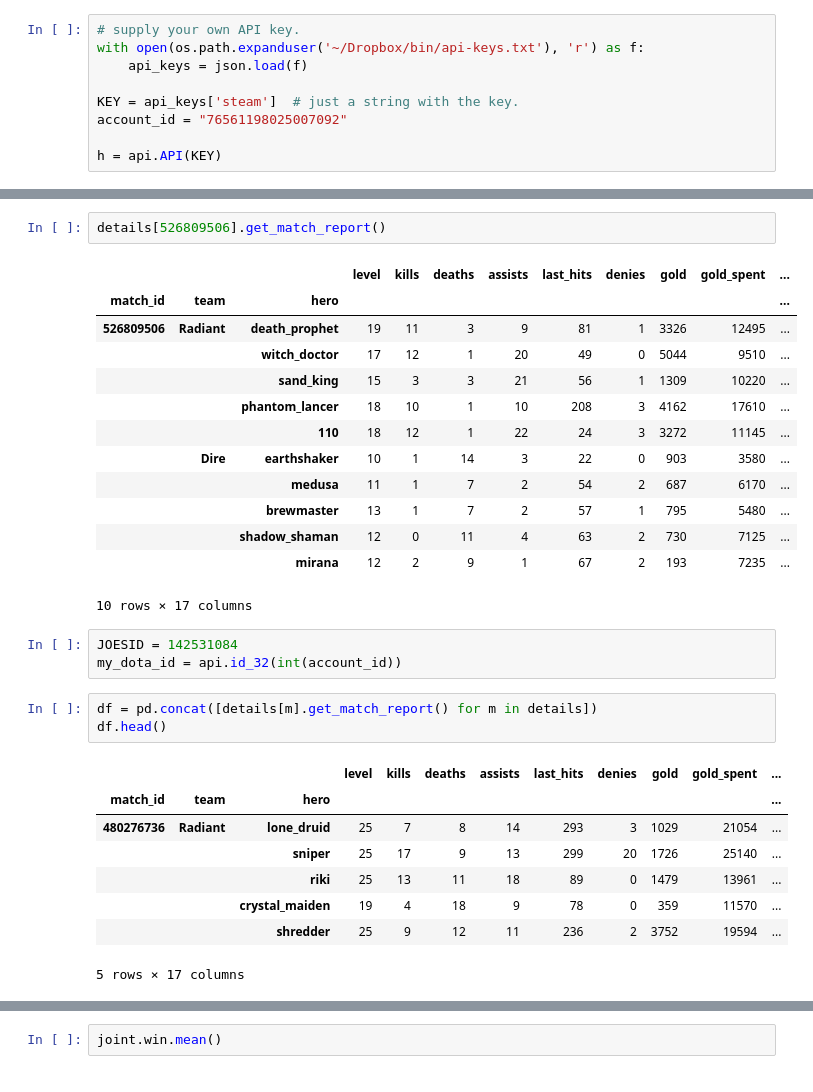
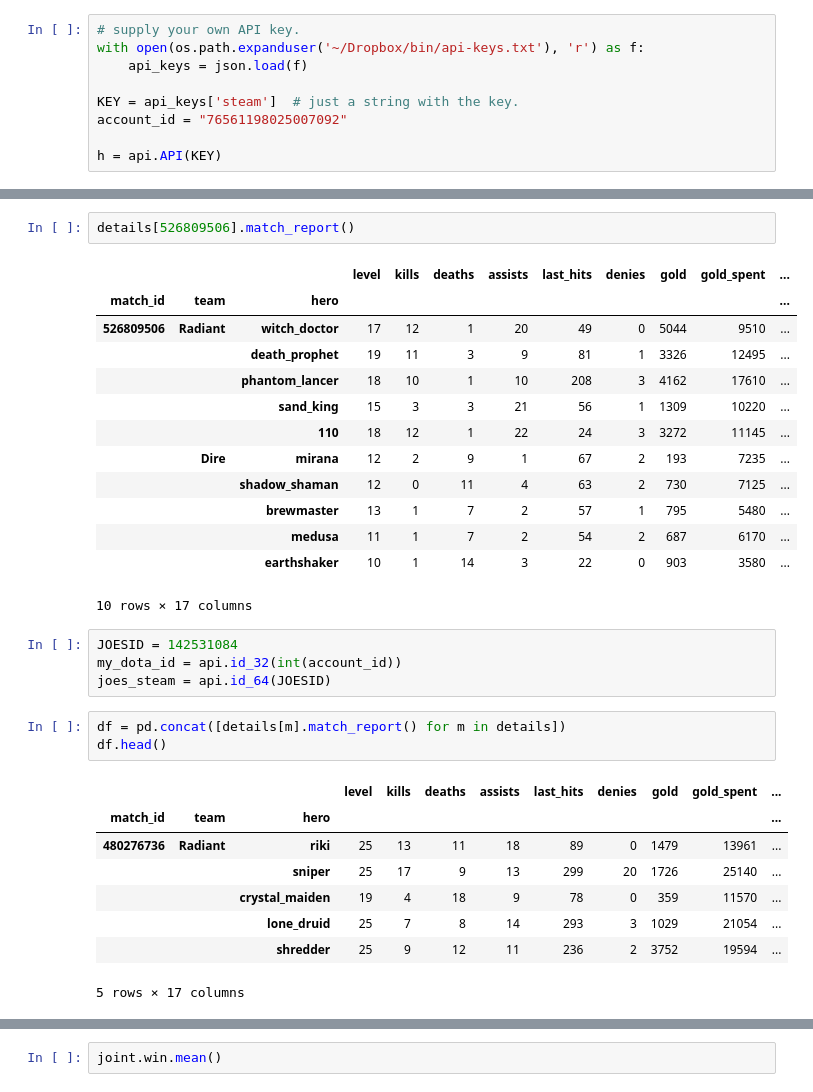
Before and after one commit to TomAugspurger/dota, a Jupyter notebook: examples/basics.ipynb, the cells around one changed output, grey strips where cells are left out. Saved outputs shown, nothing was run; the diff lists cells and outputs as text.

```diff
--- a/examples/basics.ipynb
+++ b/examples/basics.ipynb
@@ -51,32 +55,33 @@ Added 450750719 (9.0%)
 # %%
-details[526809506].get_match_report()
+details[526809506].match_report()
 # %% [output]
 |  |  |  | level | kills | deaths | assists | last_hits | denies | gold | gold_spent | ... |
 | match_id | team | hero |  |  |  |  |  |  |  |  | ... |
-| 526809506 | Radiant | death_prophet | 19 | 11 | 3 | 9 | 81 | 1 | 3326 | 12495 | ... |
-|  |  | witch_doctor | 17 | 12 | 1 | 20 | 49 | 0 | 5044 | 9510 | ... |
+| 526809506 | Radiant | witch_doctor | 17 | 12 | 1 | 20 | 49 | 0 | 5044 | 9510 | ... |
+|  |  | death_prophet | 19 | 11 | 3 | 9 | 81 | 1 | 3326 | 12495 | ... |
+|  |  | phantom_lancer | 18 | 10 | 1 | 10 | 208 | 3 | 4162 | 17610 | ... |
 |  |  | sand_king | 15 | 3 | 3 | 21 | 56 | 1 | 1309 | 10220 | ... |
-|  |  | phantom_lancer | 18 | 10 | 1 | 10 | 208 | 3 | 4162 | 17610 | ... |
 |  |  | 110 | 18 | 12 | 1 | 22 | 24 | 3 | 3272 | 11145 | ... |
-|  | Dire | earthshaker | 10 | 1 | 14 | 3 | 22 | 0 | 903 | 3580 | ... |
+|  | Dire | mirana | 12 | 2 | 9 | 1 | 67 | 2 | 193 | 7235 | ... |
+|  |  | shadow_shaman | 12 | 0 | 11 | 4 | 63 | 2 | 730 | 7125 | ... |
+|  |  | brewmaster | 13 | 1 | 7 | 2 | 57 | 1 | 795 | 5480 | ... |
 |  |  | medusa | 11 | 1 | 7 | 2 | 54 | 2 | 687 | 6170 | ... |
-|  |  | brewmaster | 13 | 1 | 7 | 2 | 57 | 1 | 795 | 5480 | ... |
-|  |  | shadow_shaman | 12 | 0 | 11 | 4 | 63 | 2 | 730 | 7125 | ... |
-|  |  | mirana | 12 | 2 | 9 | 1 | 67 | 2 | 193 | 7235 | ... |
+|  |  | earthshaker | 10 | 1 | 14 | 3 | 22 | 0 | 903 | 3580 | ... |
 10 rows × 17 columns
 # %%
 JOESID = 142531084
 my_dota_id = api.id_32(int(account_id))
+joes_steam = api.id_64(JOESID)
 # %%
-df = pd.concat([details[m].get_match_report() for m in details])
+df = pd.concat([details[m].match_report() for m in details])
 df.head()
 # %% [output]
 |  |  |  | level | kills | deaths | assists | last_hits | denies | gold | gold_spent | ... |
 | match_id | team | hero |  |  |  |  |  |  |  |  | ... |
-| 480276736 | Radiant | lone_druid | 25 | 7 | 8 | 14 | 293 | 3 | 1029 | 21054 | ... |
+| 480276736 | Radiant | riki | 25 | 13 | 11 | 18 | 89 | 0 | 1479 | 13961 | ... |
 |  |  | sniper | 25 | 17 | 9 | 13 | 299 | 20 | 1726 | 25140 | ... |
-|  |  | riki | 25 | 13 | 11 | 18 | 89 | 0 | 1479 | 13961 | ... |
 |  |  | crystal_maiden | 19 | 4 | 18 | 9 | 78 | 0 | 359 | 11570 | ... |
+|  |  | lone_druid | 25 | 7 | 8 | 14 | 293 | 3 | 1029 | 21054 | ... |
 |  |  | shredder | 25 | 9 | 12 | 11 | 236 | 2 | 3752 | 19594 | ... |
 5 rows × 17 columns
 # %%
```
Also changed, not shown: parts of 10 cells of this notebook, 7 other files.
